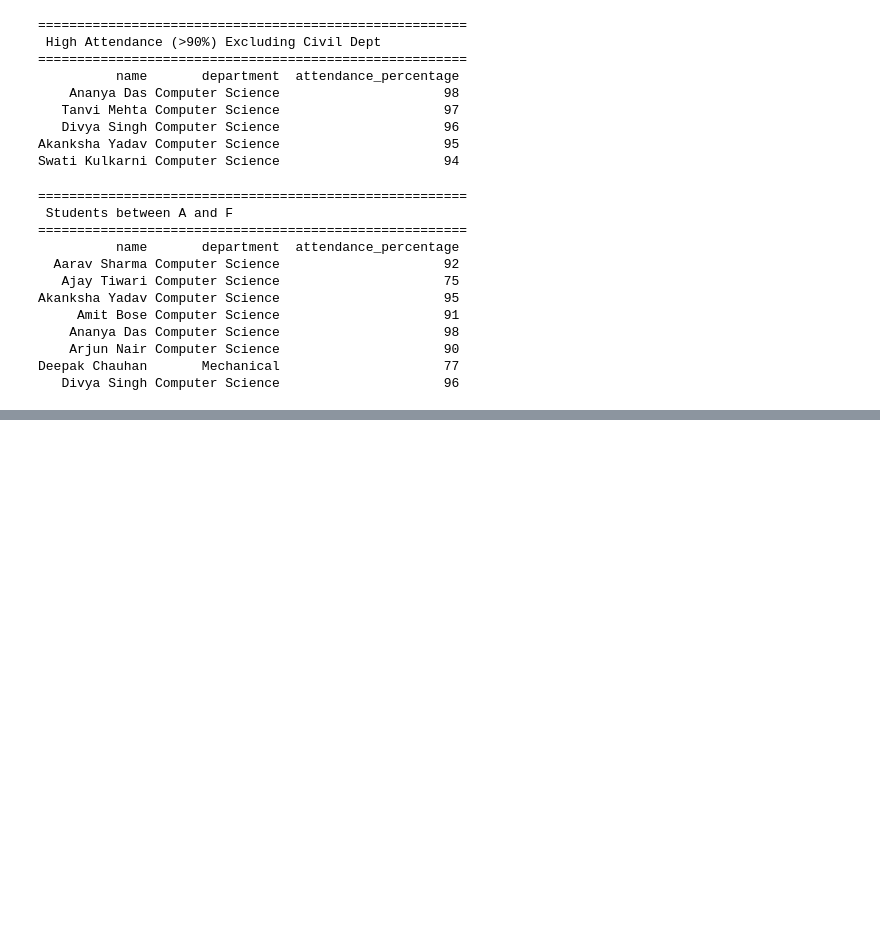
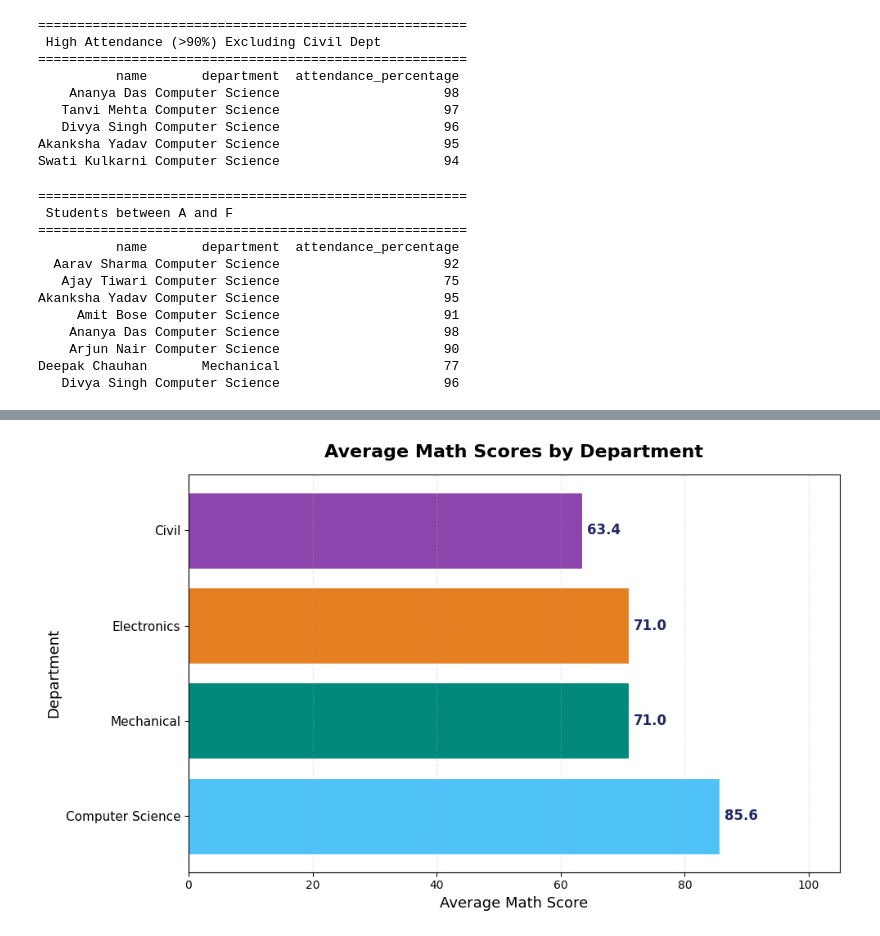
Before and after one commit to PRAJEENS2024/prajeen-codeboosters-2026, a Jupyter notebook: Day2/Day_2.ipynb, the cells around one changed output, grey strips where cells are left out. Cells and saved outputs as stored; diff of their text form; code cells hidden in the pictures; blank space fills up the shorter version.

```diff
--- a/Day2/Day_2.ipynb
+++ b/Day2/Day_2.ipynb
@@ -187,0 +338,43 @@ Deepak Chauhan       Mechanical                     77
+# %%
+#Get data using SQL
+chart1_sql = """
+SELECT department, ROUND(AVG(math_score), 2) AS avg_math
+FROM students
+GROUP BY department
+ORDER BY avg_math DESC
+"""
+
+chart1_data = pd.read_sql_query(chart1_sql, conn)
+
+
+#Create thr bar chart
+fig, ax = plt.subplots(figsize=(10, 6))
+
+bar_color = ['#4FC3F7','#00897B','#E67E22','#8E44AD']
+
+bars = ax.barh(chart1_data['department'], chart1_data['avg_math'], color=bar_color, edgecolor = 'white', linewidth = 0.8)
+
+for bar in bars:
+    width = bar.get_width()
+    ax.text(
+        width + 0.8,
+        bar.get_y() + bar.get_height() / 2,
+        f'{width:.1f}',
+        ha='left',
+        va='center',
+        fontsize=12,
+        fontweight = 'bold',
+        color='#1E2761'
+    )
+
+ax.set_title('Average Math Scores by Department', fontsize=16, fontweight='bold', pad = 15)
+ax.set_ylabel('Department', fontsize = 13)
+ax.set_xlabel('Average Math Score', fontsize = 13)
+ax.set_xlim(0,105)
+ax.tick_params(axis='y', labelsize = 11)
+ax.grid(axis='x', alpha = 0.3, linestyle ='--')
+
+plt.tight_layout()
+plt.show()
+# %% [output]
+[figure, added]
```
Also changed, not shown: parts of 5 cells of this notebook.
